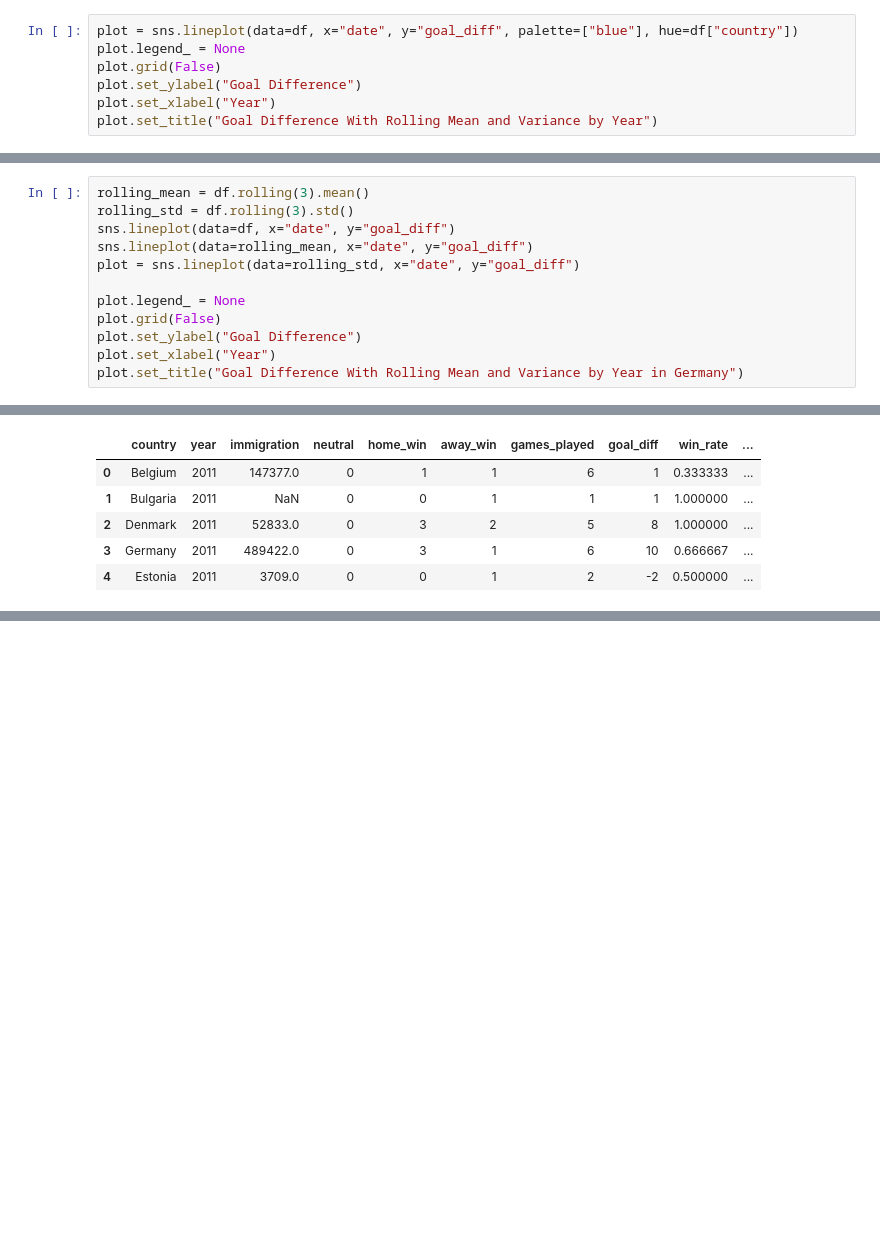
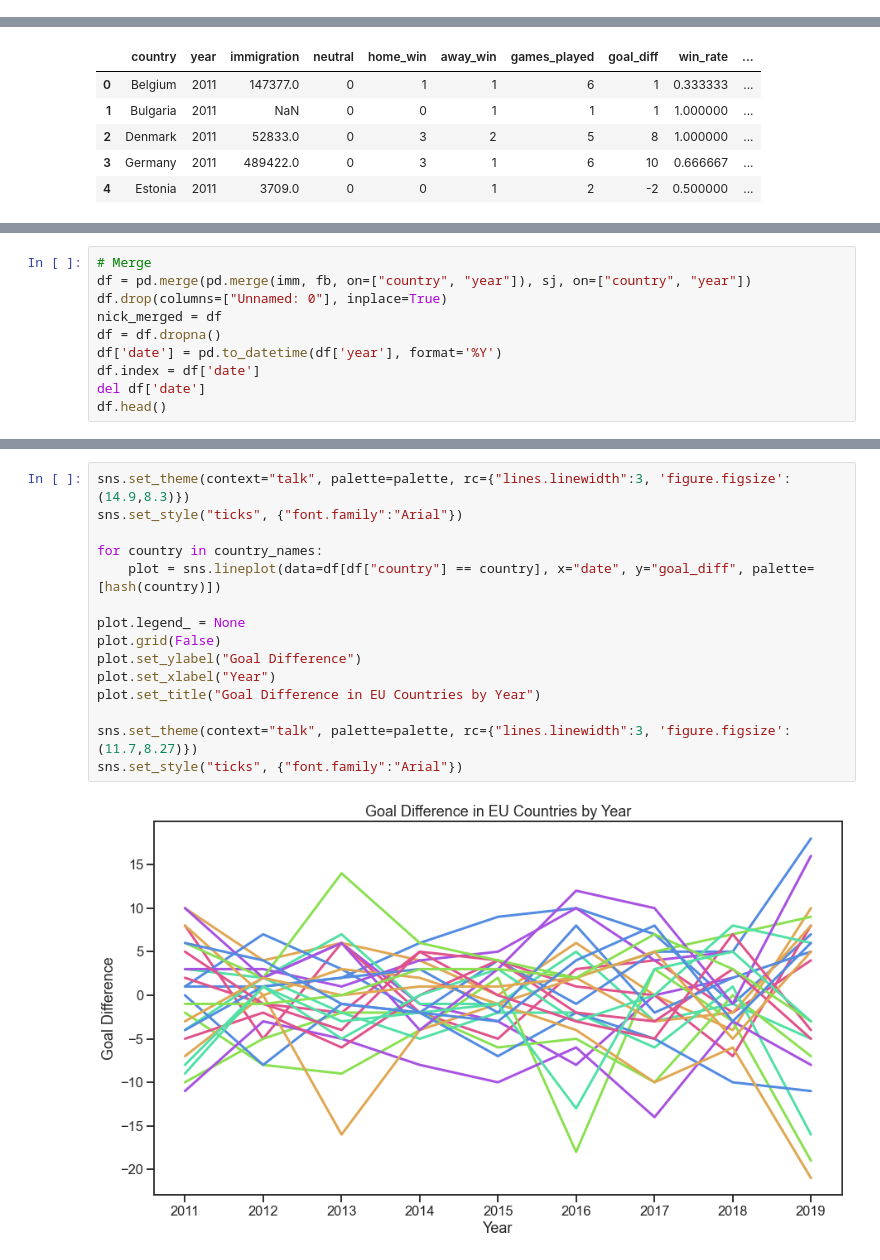
Before and after one commit to silva-nick/cs216-final, a Jupyter notebook: Central.ipynb, the cells around one changed output, grey strips where cells are left out. Drawn from its saved outputs; the diff is of its cells as text; blank space fills up the shorter version.

```diff
--- a/Central.ipynb
+++ b/Central.ipynb
@@ -534,7 +470,0 @@ See the caveats in the documentation: https://pandas.pydata.org/pandas-docs/stab
-# %%
-plot = sns.lineplot(data=df, x="date", y="goal_diff", palette=["blue"], hue=df["country"])
-plot.legend_ = None
-plot.grid(False)
-plot.set_ylabel("Goal Difference")
-plot.set_xlabel("Year")
-plot.set_title("Goal Difference With Rolling Mean and Variance by Year")
@@ -543,12 +470,0 @@ KeyError: 'country'
-# %%
-rolling_mean = df.rolling(3).mean()
-rolling_std = df.rolling(3).std()
-sns.lineplot(data=df, x="date", y="goal_diff")
-sns.lineplot(data=rolling_mean, x="date", y="goal_diff")
-plot = sns.lineplot(data=rolling_std, x="date", y="goal_diff")
-
-plot.legend_ = None
-plot.grid(False)
-plot.set_ylabel("Goal Difference")
-plot.set_xlabel("Year")
-plot.set_title("Goal Difference With Rolling Mean and Variance by Year in Germany")
@@ -839,0 +716,10 @@ strong multicollinearity or other numerical problems.
+# %%
+# Merge
+df = pd.merge(pd.merge(imm, fb, on=["country", "year"]), sj, on=["country", "year"])
+df.drop(columns=["Unnamed: 0"], inplace=True)
+nick_merged = df
+df = df.dropna()
+df['date'] = pd.to_datetime(df['year'], format='%Y')
+df.index = df['date']
+del df['date']
+df.head()
@@ -839,0 +739,17 @@ strong multicollinearity or other numerical problems.
+# %%
+sns.set_theme(context="talk", palette=palette, rc={"lines.linewidth":3, 'figure.figsize':(14.9,8.3)})
+sns.set_style("ticks", {"font.family":"Arial"})
+
+for country in country_names:
+    plot = sns.lineplot(data=df[df["country"] == country], x="date", y="goal_diff", palette=[hash(country)])
+
+plot.legend_ = None
+plot.grid(False)
+plot.set_ylabel("Goal Difference")
+plot.set_xlabel("Year")
+plot.set_title("Goal Difference in EU Countries by Year")
+
+sns.set_theme(context="talk", palette=palette, rc={"lines.linewidth":3, 'figure.figsize':(11.7,8.27)})
+sns.set_style("ticks", {"font.family":"Arial"})
+# %% [output]
+[figure, added]
```
Also changed, not shown: parts of 26 cells of this notebook, 2 other files.
